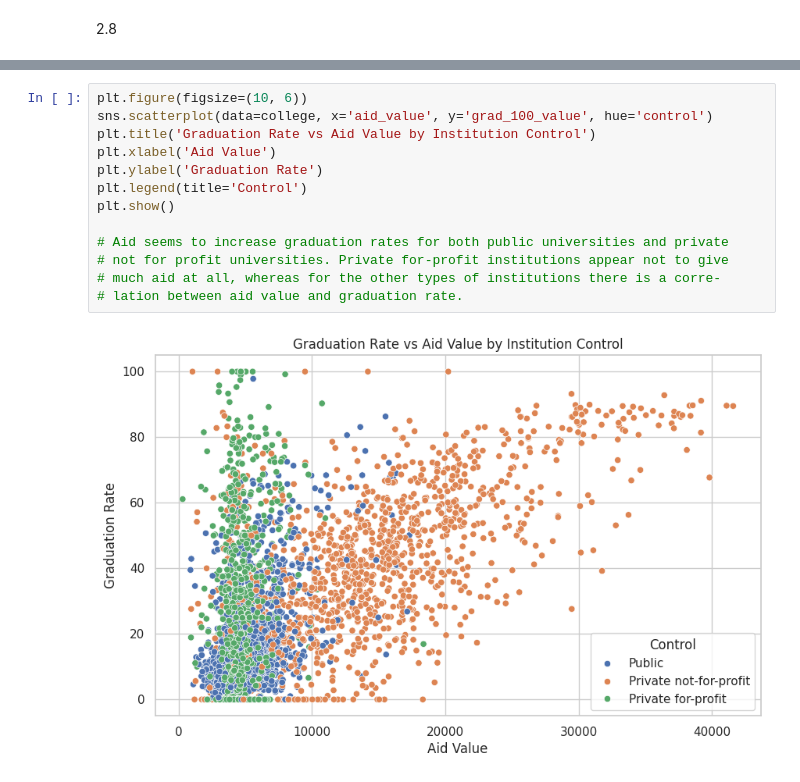
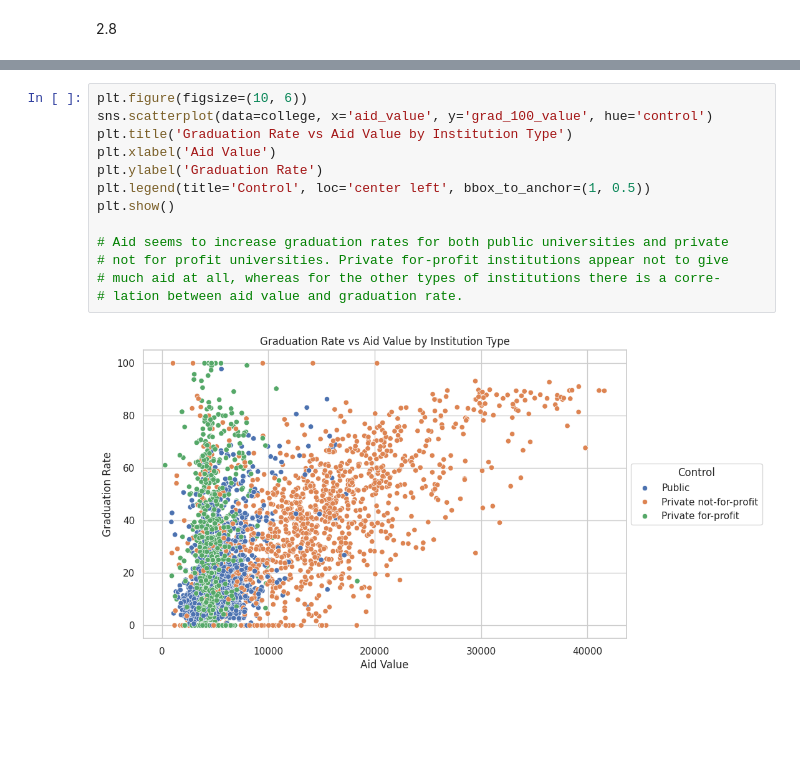
Before and after one commit to amn8ge/visualization_assignment, a Jupyter notebook: assignment.ipynb, the cells around one changed output, grey strips where cells are left out. Saved outputs shown, nothing was run; the diff lists cells and outputs as text; blank space fills up the shorter version.

```diff
--- a/assignment.ipynb
+++ b/assignment.ipynb
@@ -478,15 +482,15 @@ plt.show()
 # %%
 plt.figure(figsize=(10, 6))
 sns.scatterplot(data=college, x='aid_value', y='grad_100_value', hue='control')
-plt.title('Graduation Rate vs Aid Value by Institution Control')
+plt.title('Graduation Rate vs Aid Value by Institution Type')
 plt.xlabel('Aid Value')
 plt.ylabel('Graduation Rate')
-plt.legend(title='Control')
+plt.legend(title='Control', loc='center left', bbox_to_anchor=(1, 0.5))
 plt.show()
 
 # Aid seems to increase graduation rates for both public universities and private
 # not for profit universities. Private for-profit institutions appear not to give
 # much aid at all, whereas for the other types of institutions there is a corre-
 # lation between aid value and graduation rate.
 # %% [output]
-[figure, old version]
+[figure, new version]
```
Also changed, not shown: parts of 5 cells of this notebook.
